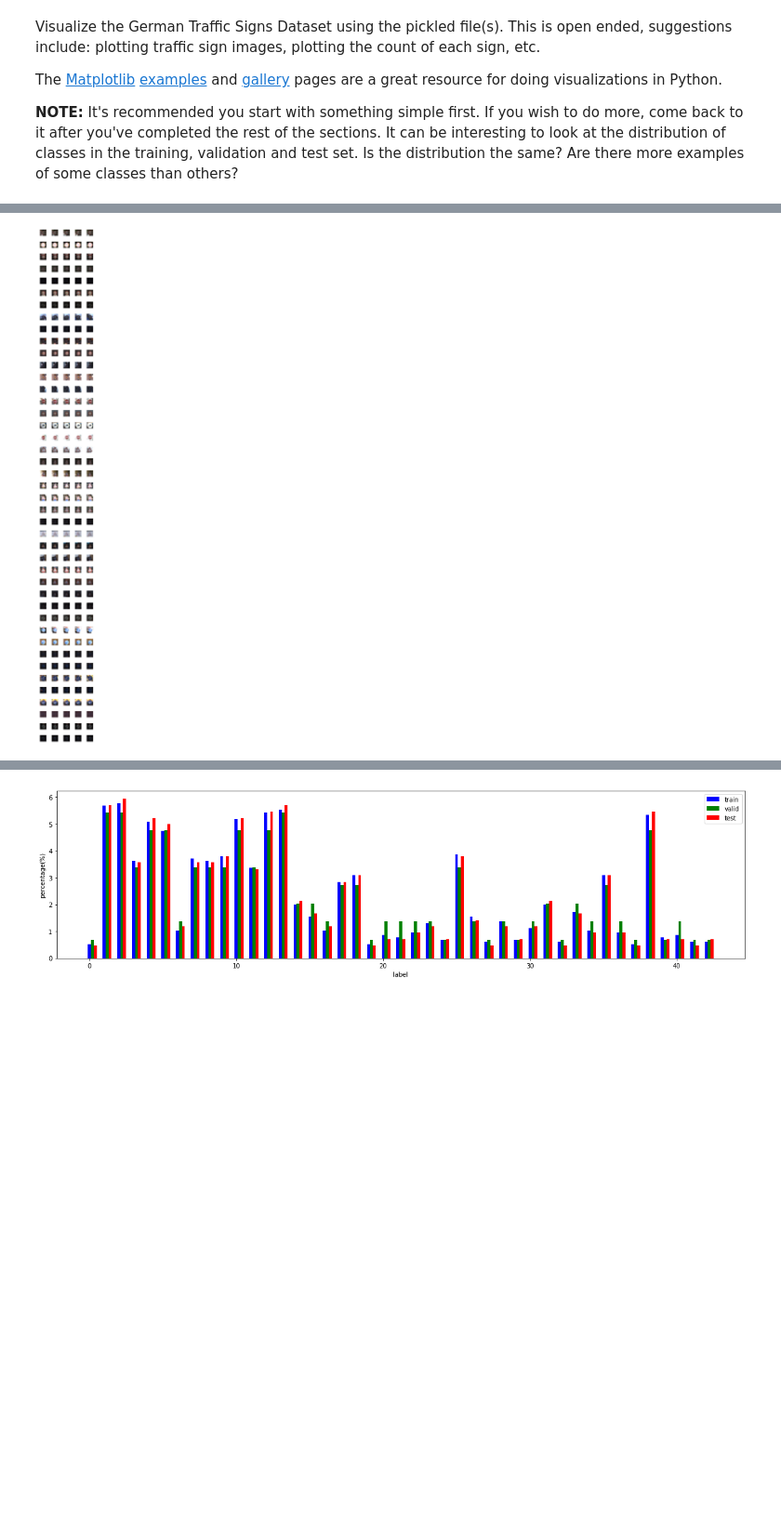
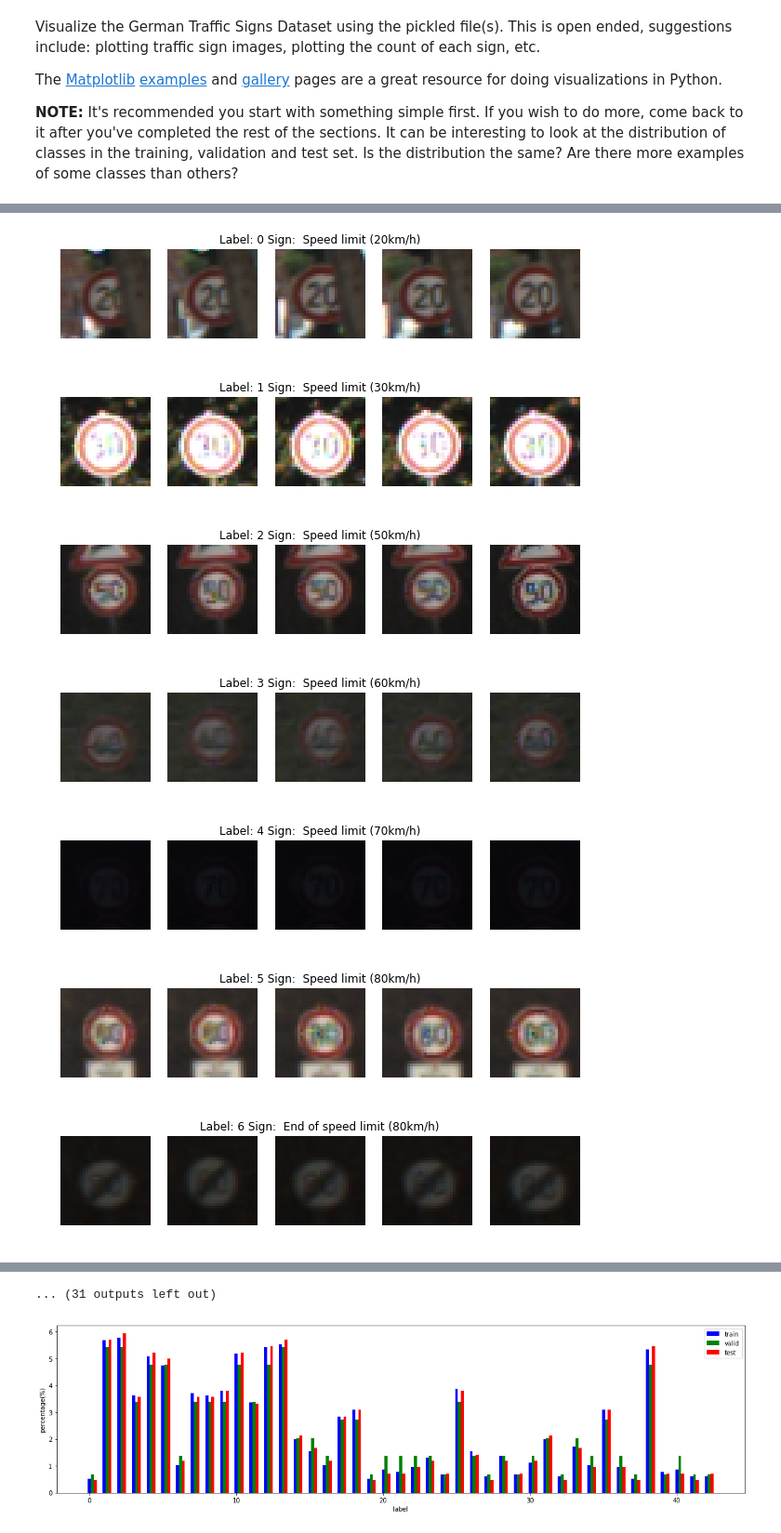
Before and after one commit to sangyezi/CarND-Traffic-Sign-Classifier-Project, a Jupyter notebook: Traffic_Sign_Classifier.ipynb, the cells around one changed output, grey strips where cells are left out. Shown at 93% size. Drawn from its saved outputs; the diff is of its cells as text; code cells hidden in the pictures; blank space fills up the shorter version.

```diff
--- a/Traffic_Sign_Classifier.ipynb
+++ b/Traffic_Sign_Classifier.ipynb
@@ -125,25 +126,28 @@ Sign:  Speed limit (80km/h)
 # %%
 n_classes = 43
 example_num = 5
 n_validation = len(y_valid)
 total = n_classes * example_num
 examples = [[] for x in range(n_classes)]
 i = 0
 while total > 0 and i < n_validation:
     label = y_valid[i]
     if len(examples[label]) < example_num:
         examples[label].append(X_valid[i])
         total = total - 1
     i += 1
 
-f, axarr = plt.subplots(n_classes, example_num, figsize=(example_num, n_classes))
 for i in range(n_classes):
-#     print("Label: {} Sign:  {}".format(i, traffic_sign_codes[i]))
+    f, axarr = plt.subplots(1, example_num, figsize=(example_num*2, 2))
     for j in range(example_num):
-        axarr[i, j].imshow(examples[i][j])
-        axarr[i, j].axis('off')
-
-plt.tight_layout()
-plt.show()
+        axarr[j].imshow(examples[i][j])
+        axarr[j].axis('off')
+    axarr[j - 2].set_title("Label: {} Sign:  {}".format(i, traffic_sign_codes[i]))
 # %% [output]
-[figure, old version]
+[figure, new version]
+[figure, added]
+[figure, added]
+[figure, added]
+[figure, added]
+[figure, added]
+[figure, added]
@@ -150,3 +159,4 @@ plt.show()
+... (31 outputs left out)
 # %%
 uniq, counts_train = np.unique(y_train, return_counts=True)
 percent_train = counts_train * 100 / y_train.shape
```
Also changed, not shown: parts of 13 cells of this notebook, 1 other file.
